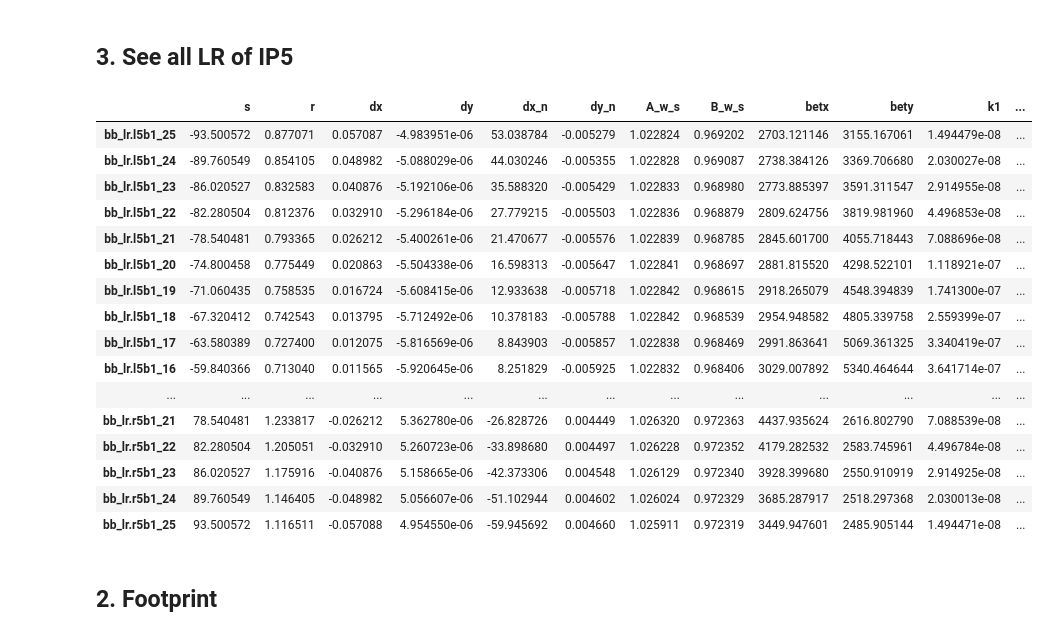
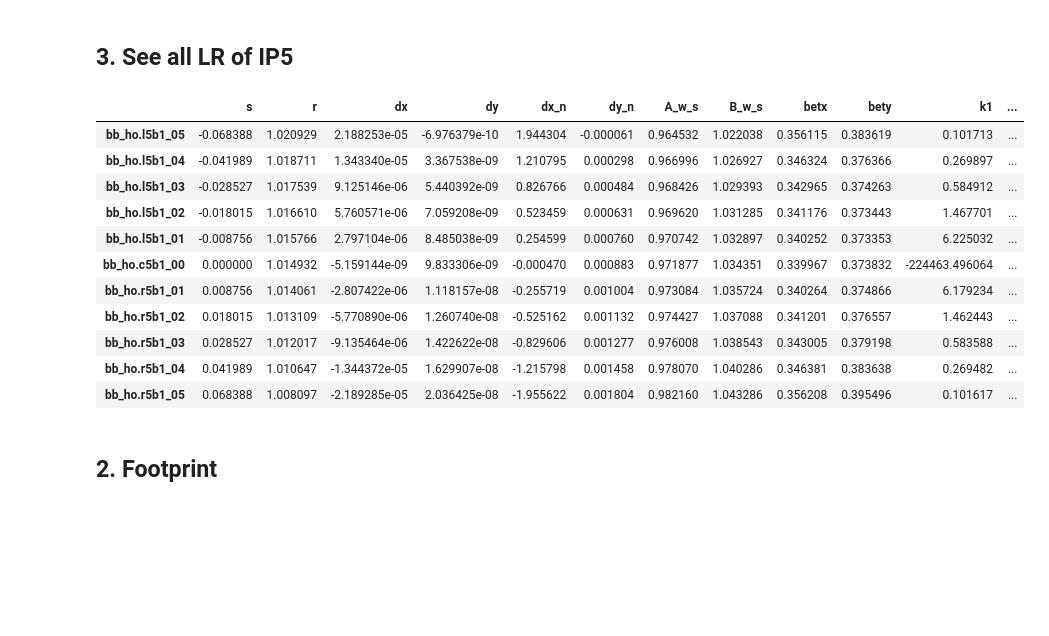
Before and after one commit to pbelange/BBFootprint, a Jupyter notebook: demo_detuning.ipynb, the cells around one changed output. Saved outputs shown, nothing was run; the diff lists cells and outputs as text; code cells hidden in the pictures; blank space fills up the shorter version.

```diff
--- a/demo_detuning.ipynb
+++ b/demo_detuning.ipynb
@@ -50,25 +48,20 @@ FileNotFoundError: Download the folder from https://cernbox.cern.ch/index.php/s/
 # %% [markdown]
 ## 3. See all LR of IP5
 # %%
-IP5.lr
+IP5.ho
 # %% [output]
 |  | s | r | dx | dy | dx_n | dy_n | A_w_s | B_w_s | betx | bety | k1 | ... |
-| bb_lr.l5b1_25 | -93.500572 | 0.877071 | 0.057087 | -4.983951e-06 | 53.038784 | -0.005279 | 1.022824 | 0.969202 | 2703.121146 | 3155.167061 | 1.494479e-08 | ... |
-| bb_lr.l5b1_24 | -89.760549 | 0.854105 | 0.048982 | -5.088029e-06 | 44.030246 | -0.005355 | 1.022828 | 0.969087 | 2738.384126 | 3369.706680 | 2.030027e-08 | ... |
-| bb_lr.l5b1_23 | -86.020527 | 0.832583 | 0.040876 | -5.192106e-06 | 35.588320 | -0.005429 | 1.022833 | 0.968980 | 2773.885397 | 3591.311547 | 2.914955e-08 | ... |
-| bb_lr.l5b1_22 | -82.280504 | 0.812376 | 0.032910 | -5.296184e-06 | 27.779215 | -0.005503 | 1.022836 | 0.968879 | 2809.624756 | 3819.981960 | 4.496853e-08 | ... |
-| bb_lr.l5b1_21 | -78.540481 | 0.793365 | 0.026212 | -5.400261e-06 | 21.470677 | -0.005576 | 1.022839 | 0.968785 | 2845.601700 | 4055.718443 | 7.088696e-08 | ... |
-| bb_lr.l5b1_20 | -74.800458 | 0.775449 | 0.020863 | -5.504338e-06 | 16.598313 | -0.005647 | 1.022841 | 0.968697 | 2881.815520 | 4298.522101 | 1.118921e-07 | ... |
-| bb_lr.l5b1_19 | -71.060435 | 0.758535 | 0.016724 | -5.608415e-06 | 12.933638 | -0.005718 | 1.022842 | 0.968615 | 2918.265079 | 4548.394839 | 1.741300e-07 | ... |
-| bb_lr.l5b1_18 | -67.320412 | 0.742543 | 0.013795 | -5.712492e-06 | 10.378183 | -0.005788 | 1.022842 | 0.968539 | 2954.948582 | 4805.339758 | 2.559399e-07 | ... |
-| bb_lr.l5b1_17 | -63.580389 | 0.727400 | 0.012075 | -5.816569e-06 | 8.843903 | -0.005857 | 1.022838 | 0.968469 | 2991.863641 | 5069.361325 | 3.340419e-07 | ... |
-| bb_lr.l5b1_16 | -59.840366 | 0.713040 | 0.011565 | -5.920645e-06 | 8.251829 | -0.005925 | 1.022832 | 0.968406 | 3029.007892 | 5340.464644 | 3.641714e-07 | ... |
-| ... | ... | ... | ... | ... | ... | ... | ... | ... | ... | ... | ... | ... |
-| bb_lr.r5b1_21 | 78.540481 | 1.233817 | -0.026212 | 5.362780e-06 | -26.828726 | 0.004449 | 1.026320 | 0.972363 | 4437.935624 | 2616.802790 | 7.088539e-08 | ... |
-| bb_lr.r5b1_22 | 82.280504 | 1.205051 | -0.032910 | 5.260723e-06 | -33.898680 | 0.004497 | 1.026228 | 0.972352 | 4179.282532 | 2583.745961 | 4.496784e-08 | ... |
-| bb_lr.r5b1_23 | 86.020527 | 1.175916 | -0.040876 | 5.158665e-06 | -42.373306 | 0.004548 | 1.026129 | 0.972340 | 3928.399680 | 2550.910919 | 2.914925e-08 | ... |
-| bb_lr.r5b1_24 | 89.760549 | 1.146405 | -0.048982 | 5.056607e-06 | -51.102944 | 0.004602 | 1.026024 | 0.972329 | 3685.287917 | 2518.297368 | 2.030013e-08 | ... |
-| bb_lr.r5b1_25 | 93.500572 | 1.116511 | -0.057088 | 4.954550e-06 | -59.945692 | 0.004660 | 1.025911 | 0.972319 | 3449.947601 | 2485.905144 | 1.494471e-08 | ... |
+| bb_ho.l5b1_05 | -0.068388 | 1.020929 | 2.188253e-05 | -6.976379e-10 | 1.944304 | -0.000061 | 0.964532 | 1.022038 | 0.356115 | 0.383619 | 0.101713 | ... |
+| bb_ho.l5b1_04 | -0.041989 | 1.018711 | 1.343340e-05 | 3.367538e-09 | 1.210795 | 0.000298 | 0.966996 | 1.026927 | 0.346324 | 0.376366 | 0.269897 | ... |
+| bb_ho.l5b1_03 | -0.028527 | 1.017539 | 9.125146e-06 | 5.440392e-09 | 0.826766 | 0.000484 | 0.968426 | 1.029393 | 0.342965 | 0.374263 | 0.584912 | ... |
+| bb_ho.l5b1_02 | -0.018015 | 1.016610 | 5.760571e-06 | 7.059208e-09 | 0.523459 | 0.000631 | 0.969620 | 1.031285 | 0.341176 | 0.373443 | 1.467701 | ... |
+| bb_ho.l5b1_01 | -0.008756 | 1.015766 | 2.797104e-06 | 8.485038e-09 | 0.254599 | 0.000760 | 0.970742 | 1.032897 | 0.340252 | 0.373353 | 6.225032 | ... |
+| bb_ho.c5b1_00 | 0.000000 | 1.014932 | -5.159144e-09 | 9.833306e-09 | -0.000470 | 0.000883 | 0.971877 | 1.034351 | 0.339967 | 0.373832 | -224463.496064 | ... |
+| bb_ho.r5b1_01 | 0.008756 | 1.014061 | -2.807422e-06 | 1.118157e-08 | -0.255719 | 0.001004 | 0.973084 | 1.035724 | 0.340264 | 0.374866 | 6.179234 | ... |
+| bb_ho.r5b1_02 | 0.018015 | 1.013109 | -5.770890e-06 | 1.260740e-08 | -0.525162 | 0.001132 | 0.974427 | 1.037088 | 0.341201 | 0.376557 | 1.462443 | ... |
+| bb_ho.r5b1_03 | 0.028527 | 1.012017 | -9.135464e-06 | 1.422622e-08 | -0.829606 | 0.001277 | 0.976008 | 1.038543 | 0.343005 | 0.379198 | 0.583588 | ... |
+| bb_ho.r5b1_04 | 0.041989 | 1.010647 | -1.344372e-05 | 1.629907e-08 | -1.215798 | 0.001458 | 0.978070 | 1.040286 | 0.346381 | 0.383638 | 0.269482 | ... |
+| bb_ho.r5b1_05 | 0.068388 | 1.008097 | -2.189285e-05 | 2.036425e-08 | -1.955622 | 0.001804 | 0.982160 | 1.043286 | 0.356208 | 0.395496 | 0.101617 | ... |
 # %% [markdown]
 ## 2. Footprint
 # %%
```
Also changed, not shown: parts of 8 cells of this notebook.
